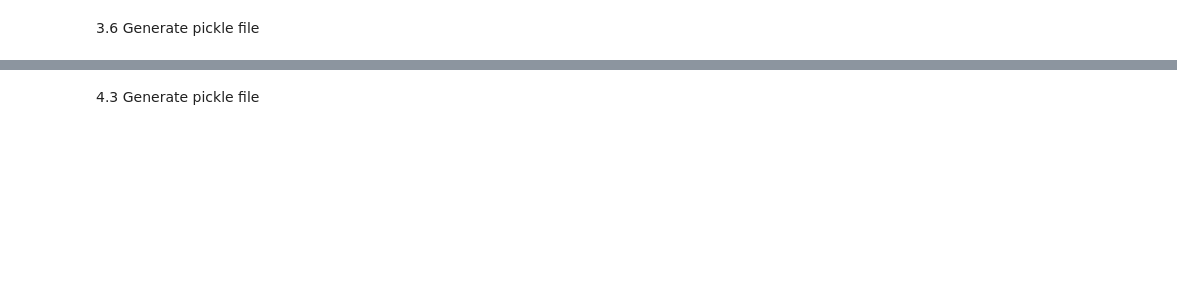
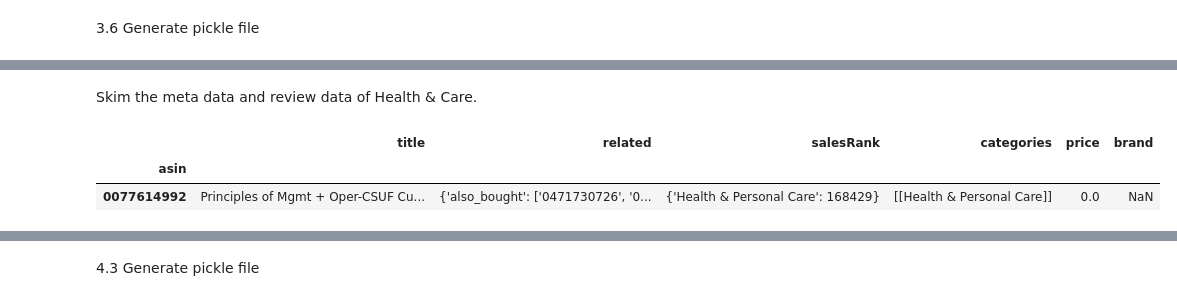
Before and after one commit to epfl-ada-2018/ada007project, a Jupyter notebook: Data_Preprocessing.ipynb, the cells around one changed output, grey strips where cells are left out. Cells and saved outputs as stored; diff of their text form; code cells hidden in the pictures; blank space fills up the shorter version.

```diff
--- a/Data_Preprocessing.ipynb
+++ b/Data_Preprocessing.ipynb
@@ -201,3 +368,3 @@ df_health_review.to_pickle('health_review.pkl')
 # %%
-df_health_metadata = pd.read_pickle('health_metadata.pkl')
+df_health_meta = pd.read_pickle('health_metadata.pkl')
 df_health_review = pd.read_pickle('health_review.pkl')
@@ -212 +374,9 @@ df_health_metadata.head(3)
+# %% [markdown]
+Skim the meta data and review data of Health & Care.
+# %%
+df_health_meta.head(1)
+# %% [output]
+|  | title | related | salesRank | categories | price | brand |
+| asin |  |  |  |  |  |  |
+| 0077614992 | Principles of Mgmt + Oper-CSUF Cu... | {'also_bought': ['0471730726', '0... | {'Health & Personal Care': 168429} | [[Health & Personal Care]] | 0.0 | NaN |
 # %%
```
Also changed, not shown: parts of 72 cells of this notebook.
